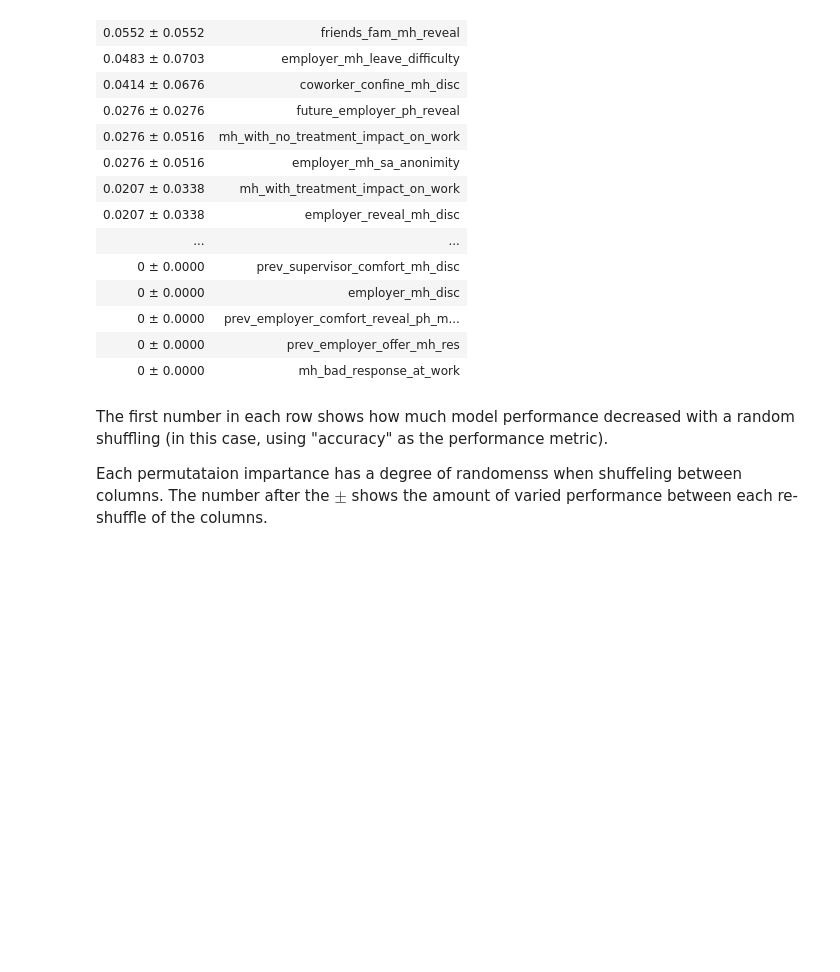
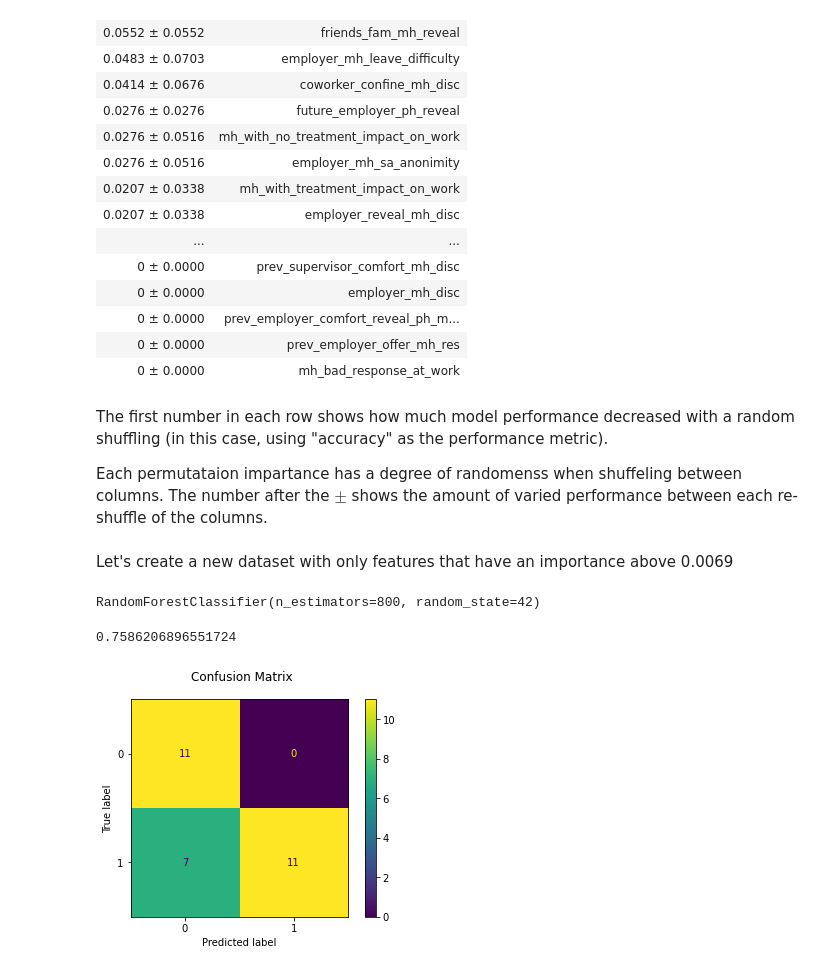
Before and after one commit to MarkJasonE/MentalHealthInTech, a Jupyter notebook: Mental Health In Tech - OSMI 2020.ipynb, the cells around one changed output. Saved outputs shown, nothing was run; the diff lists cells and outputs as text; code cells hidden in the pictures; blank space fills up the shorter version.

Commit message:
Doing confusion matrix, auc and roc for the classifiers

```diff
--- a/Mental Health In Tech - OSMI 2020.ipynb
+++ b/Mental Health In Tech - OSMI 2020.ipynb
@@ -1187,3 +1139,58 @@ The first number in each row shows how much model performance decreased with a r
 
 
 Each permutataion impartance has a degree of randomenss when shuffeling between columns. The number after the $\pm$ shows the amount of varied performance between each re-shuffle of the columns.
+# %% [markdown]
+Let's create a new dataset with only features that have an importance above 0.0069
+# %%
+features_list = [
+    "num_employees",
+    "others_mh_reveal_impact_on_mh_self_reveal",
+    "identified_mh_at_work_has_effected",
+    "if_coworker_knew_of_my_mh_results",
+    "employer_mh_importance",
+    "prev_employer_reveal_mh_disc",
+    "employer_ph_importance",
+    "coworker_comfort_mh_disc",
+    "employer_options_in_mh_coverage",
+    "employer_offer_mh_res",
+    "mh_positive_response_at_work_desc",
+    "age",
+    "prev_employer_is_tech_company",
+    "currently_have_mh",
+    "employer_mh_coverage",
+    "diagnosed_mh",
+    "country_work",
+    "gender",
+    "prev_employer_mh_importance",
+    "prev_employer_mh_sa_anonimity",
+    "prev_coworker_comfort_mh_disc",
+    "employer_reveal_mh_disc",
+    "mh_with_treatment_impact_on_work",
+    "employer_mh_sa_anonimity",
+    "mh_with_no_treatment_impact_on_work",
+    "future_employer_ph_reveal",
+    "coworker_confine_mh_disc",
+    "employer_mh_leave_difficulty",
+    "friends_fam_mh_reveal",
+    "past_mh",
+    "mh_family_history"
+]
+
+X_train_new = X_train[features_list]
+X_test_new = X_test[features_list]
+# %%
+rnd_clf3 = RandomForestClassifier(n_estimators=800, random_state=42)
+rnd_clf3.fit(X_train_new, y_train)
+# %% [output]
+RandomForestClassifier(n_estimators=800, random_state=42)
+# %%
+rnd3_y_pred = rnd_clf3.predict(X_test_new)
+accuracy_score(y_test, rnd3_y_pred)
+# %% [output]
+0.7586206896551724
+# %%
+cm = plot_confusion_matrix(rnd_clf3, X_test_new, y_test)
+cm.figure_.suptitle("Confusion Matrix")
+plt.show()
+# %% [output]
+[figure, added]
```
Also changed, not shown: parts of 8 cells of this notebook.
